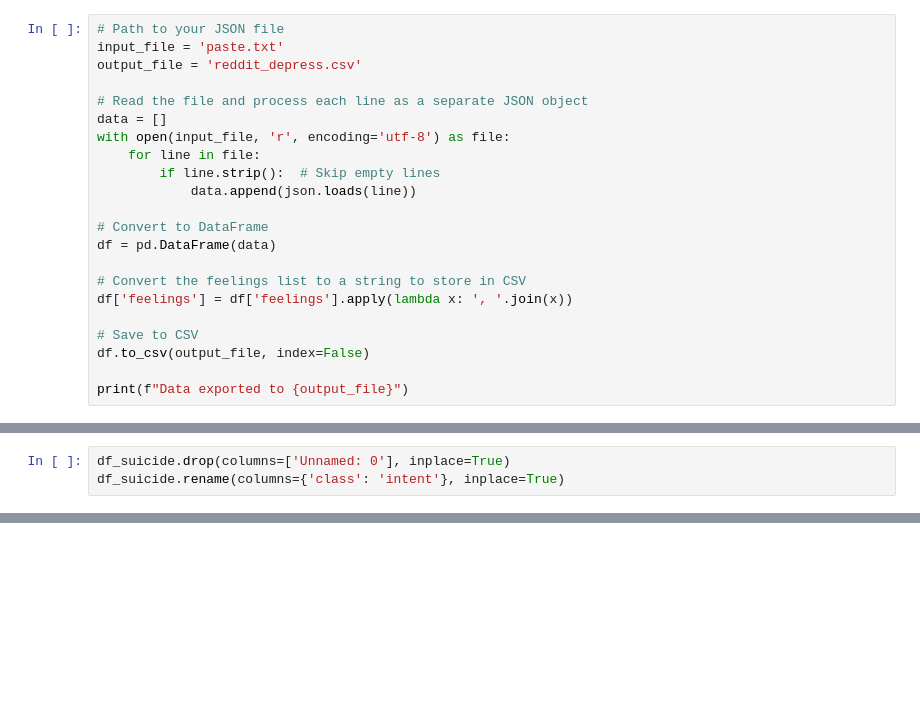
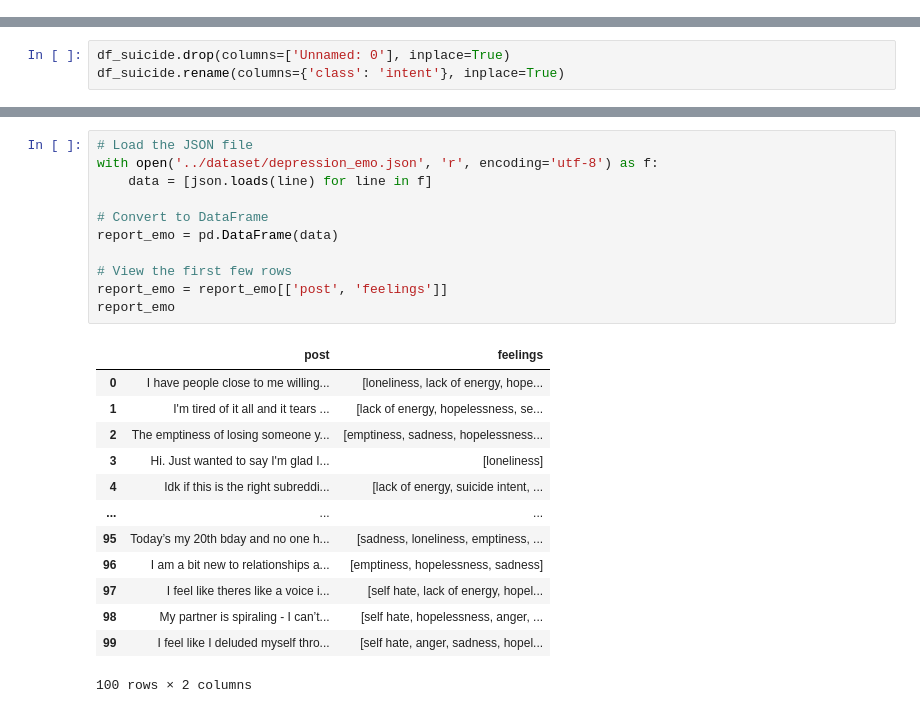
Before and after one commit to daobinhgiang/AI-DS_Showcase, a Jupyter notebook: code/process_data.ipynb, the cells around one changed output, grey strips where cells are left out. Cells and saved outputs as stored; diff of their text form; blank space fills up the shorter version.

```diff
--- a/code/process_data.ipynb
+++ b/code/process_data.ipynb
@@ -46,22 +37,0 @@ JSONDecodeError: Extra data: line 2 column 1 (char 2258)
-# %%
-# Path to your JSON file
-input_file = 'paste.txt'
-output_file = 'reddit_depress.csv'
-
-# Read the file and process each line as a separate JSON object
-data = []
-with open(input_file, 'r', encoding='utf-8') as file:
-    for line in file:
-        if line.strip():  # Skip empty lines
-            data.append(json.loads(line))
-
-# Convert to DataFrame
-df = pd.DataFrame(data)
-
-# Convert the feelings list to a string to store in CSV
-df['feelings'] = df['feelings'].apply(lambda x: ', '.join(x))
-
-# Save to CSV
-df.to_csv(output_file, index=False)
-
-print(f"Data exported to {output_file}")
@@ -241,0 +142,25 @@ df_train
+# %%
+# Load the JSON file
+with open('../dataset/depression_emo.json', 'r', encoding='utf-8') as f:
+    data = [json.loads(line) for line in f]
+
+# Convert to DataFrame
+report_emo = pd.DataFrame(data)
+
+# View the first few rows
+report_emo = report_emo[['post', 'feelings']]
+report_emo
+# %% [output]
+|  | post | feelings |
+| 0 | I have people close to me willing... | [loneliness, lack of energy, hope... |
+| 1 | I'm tired of it all and it tears ... | [lack of energy, hopelessness, se... |
+| 2 | The emptiness of losing someone y... | [emptiness, sadness, hopelessness... |
+| 3 | Hi. Just wanted to say I'm glad I... | [loneliness] |
+| 4 | Idk if this is the right subreddi... | [lack of energy, suicide intent, ... |
+| ... | ... | ... |
+| 95 | Today’s my 20th bday and no one h... | [sadness, loneliness, emptiness, ... |
+| 96 | I am a bit new to relationships a... | [emptiness, hopelessness, sadness] |
+| 97 | I feel like theres like a voice i... | [self hate, lack of energy, hopel... |
+| 98 | My partner is spiraling - I can’t... | [self hate, hopelessness, anger, ... |
+| 99 | I feel like I deluded myself thro... | [self hate, anger, sadness, hopel... |
+100 rows × 2 columns
```
Also changed, not shown: parts of 12 cells of this notebook, 3 other files.
